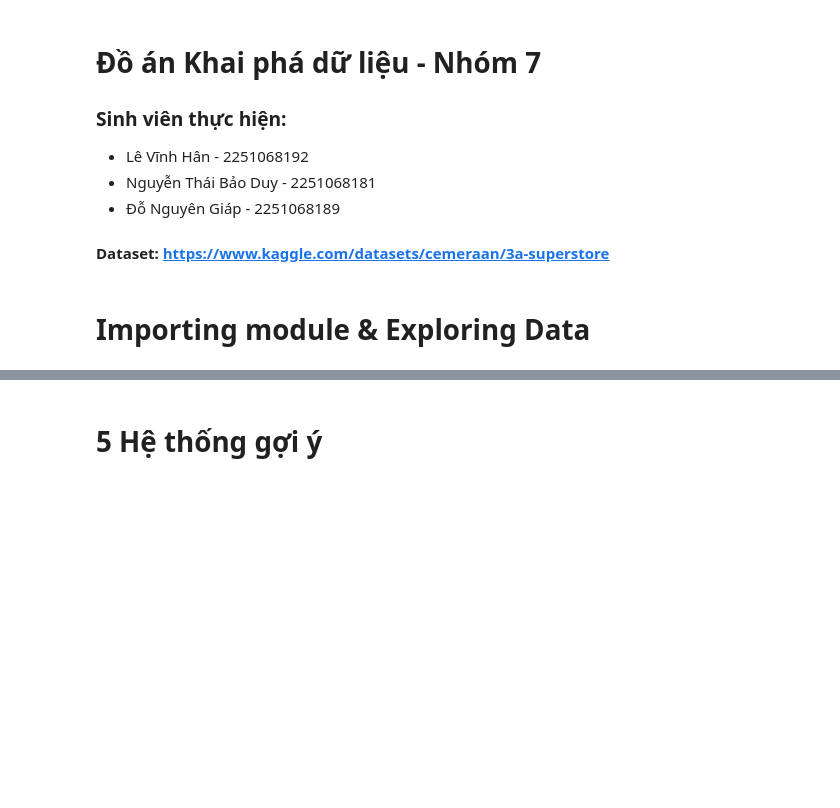
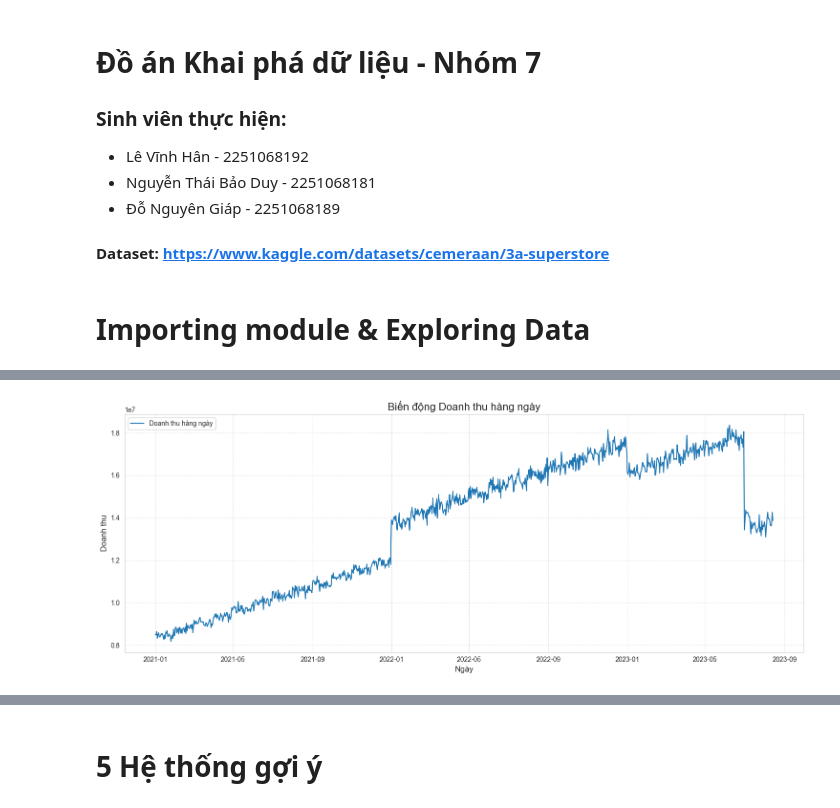
Before and after one commit to Hanhoclaptrinh/data-mining, a Jupyter notebook: source/Nhom7.ipynb, the cells around one changed output, grey strips where cells are left out. Saved outputs shown, nothing was run; the diff lists cells and outputs as text; code cells hidden in the pictures; blank space fills up the shorter version.

```diff
--- a/source/Nhom7.ipynb
+++ b/source/Nhom7.ipynb
@@ -183,0 +256,29 @@ plt.show()
+# %%
+# doanh thu theo ngày
+daily_revenue = (
+    df.group_by(pl.col("order_date").dt.date().alias("order_day"))
+      .agg(pl.col("net_revenue").sum().alias("daily_revenue"))
+      .sort("order_day")
+      .to_pandas()
+)
+
+# doanh thu theo tháng
+monthly_revenue = (
+    df.group_by(["order_year", "order_month"])
+      .agg(pl.col("net_revenue").sum().alias("monthly_revenue"))
+      .sort(["order_year", "order_month"])
+      .to_pandas()
+)
+
+# doanh thu theo năm
+yearly_revenue = (
+    df.group_by("order_year")
+      .agg(pl.col("net_revenue").sum().alias("yearly_revenue"))
+      .sort("order_year")
+      .to_pandas()
+)
+
+print("Doanh thu hàng năm")
+print(yearly_revenue)
+print("\nDoanh thu thuần hàng tháng")
+print(monthly_revenue.head())
@@ -183,0 +299,14 @@ plt.show()
+# %%
+sns.set_style("whitegrid")
+
+plt.figure(figsize=(15, 6))
+plt.plot(daily_revenue["order_day"], daily_revenue["daily_revenue"], label="Doanh thu hàng ngày")
+plt.title("Biến động Doanh thu hàng ngày", fontsize=16)
+plt.xlabel("Ngày", fontsize=12)
+plt.ylabel("Doanh thu", fontsize=12)
+plt.legend()
+plt.grid(True, alpha=0.5, linestyle='--')
+plt.tight_layout()
+plt.show()
+# %% [output]
+[figure, added]
```
Also changed, not shown: parts of 63 cells of this notebook.
